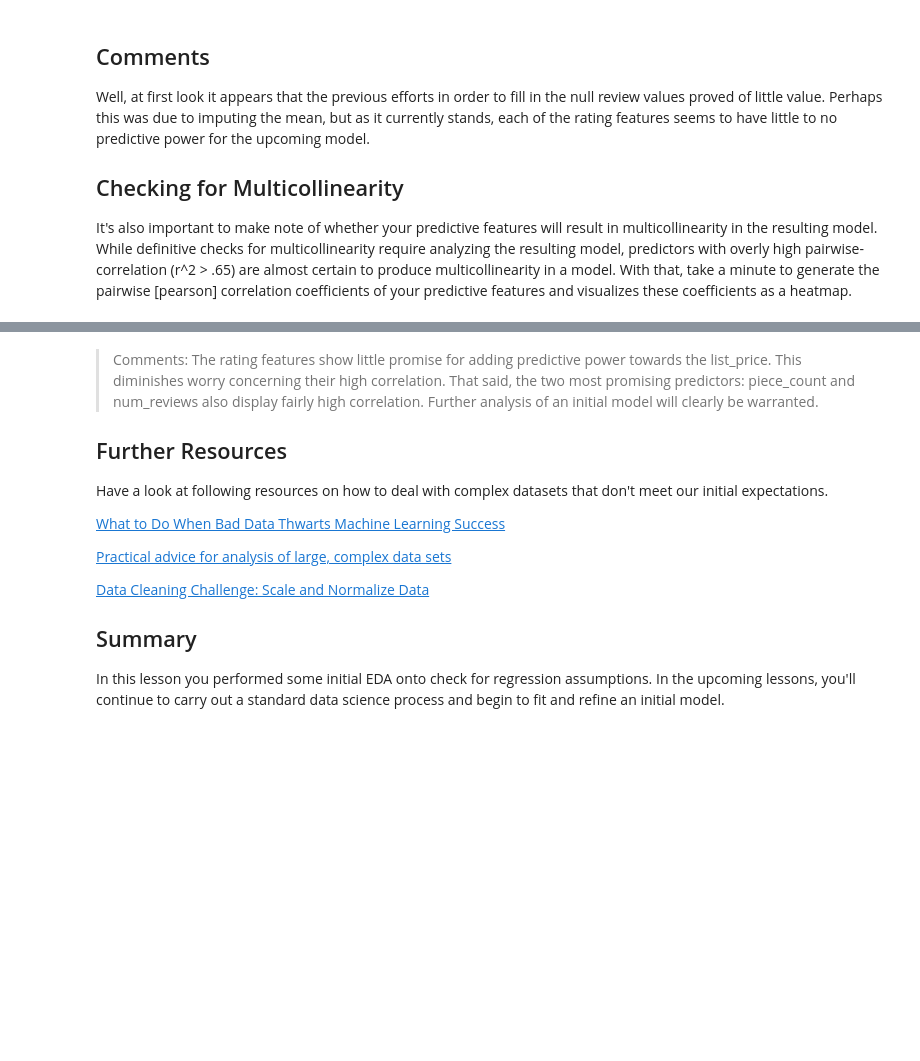
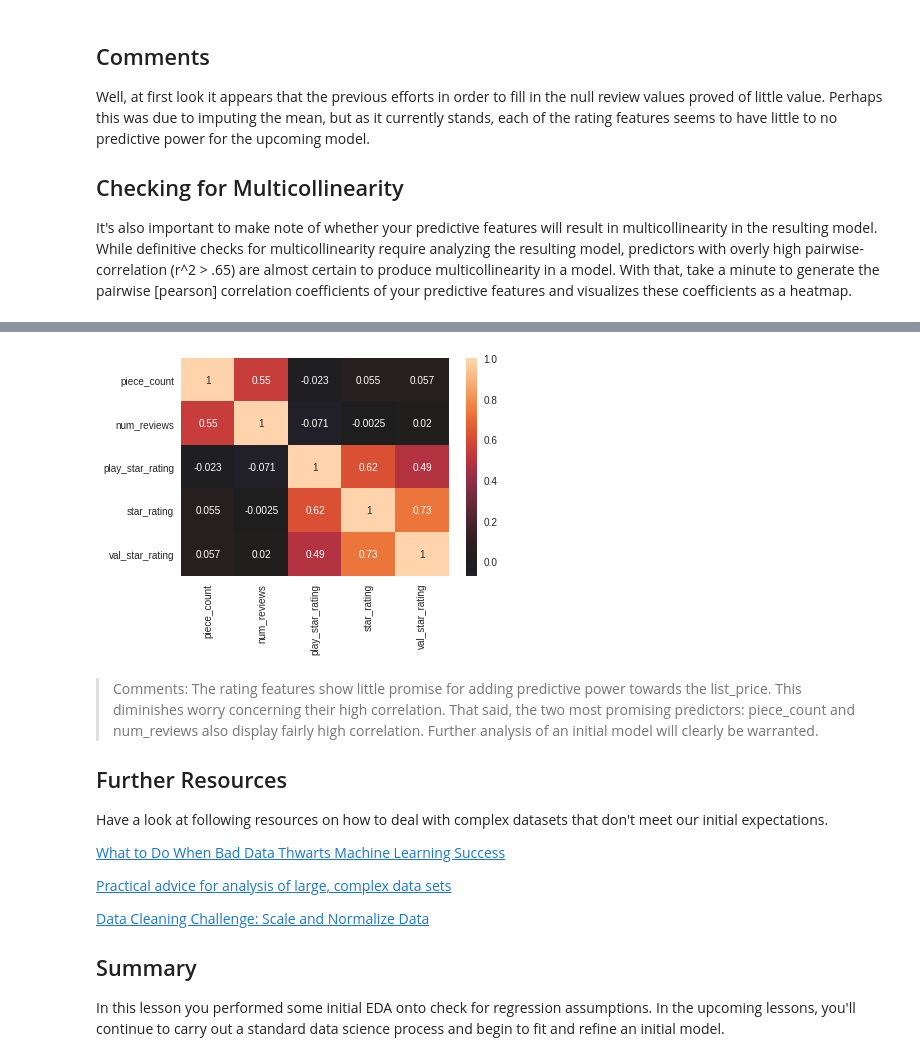
Before and after one commit to BSHaidar/dsc-exploring-your-data-lab-dc-ds-career-042219, a Jupyter notebook: index.ipynb, the cells around one changed output, grey strips where cells are left out. Saved outputs shown, nothing was run; the diff lists cells and outputs as text; code cells hidden in the pictures; blank space fills up the shorter version.

```diff
--- a/index.ipynb
+++ b/index.ipynb
@@ -96,6 +96,6 @@ Well, at first look it appears that the previous efforts in order to fill in the
 It's also important to make note of whether your predictive features will result in multicollinearity in the resulting model. While definitive checks for multicollinearity require analyzing the resulting model, predictors with overly high pairwise-correlation (r^2 > .65) are almost certain to produce multicollinearity in a model. With that, take a minute to generate the pairwise [pearson] correlation coefficients of your predictive features and visualizes these coefficients as a heatmap.
 # %%
 #Your code here
-co = ['piece_count', 'num_reviews', 'play_star_rating','star_rating','val_star_rating']
-corr = df[feats].corr()
+cols = ['piece_count', 'num_reviews', 'play_star_rating','star_rating','val_star_rating']
+corr = df[cols].corr()
 corr
@@ -102,5 +109,8 @@ corr
 # %%
 #Your code here
+sns.heatmap(corr, center=0, figsize=annot=True);
+# %% [output]
+[figure, added]
 # %% [markdown]
 > Comments: The rating features show little promise for adding predictive power towards the list_price. This diminishes worry concerning their high correlation. That said, the two most promising predictors: piece_count and num_reviews also display fairly high correlation. Further analysis of an initial model will clearly be warranted.
 
```
Also changed, not shown: parts of 1 cell of this notebook.
